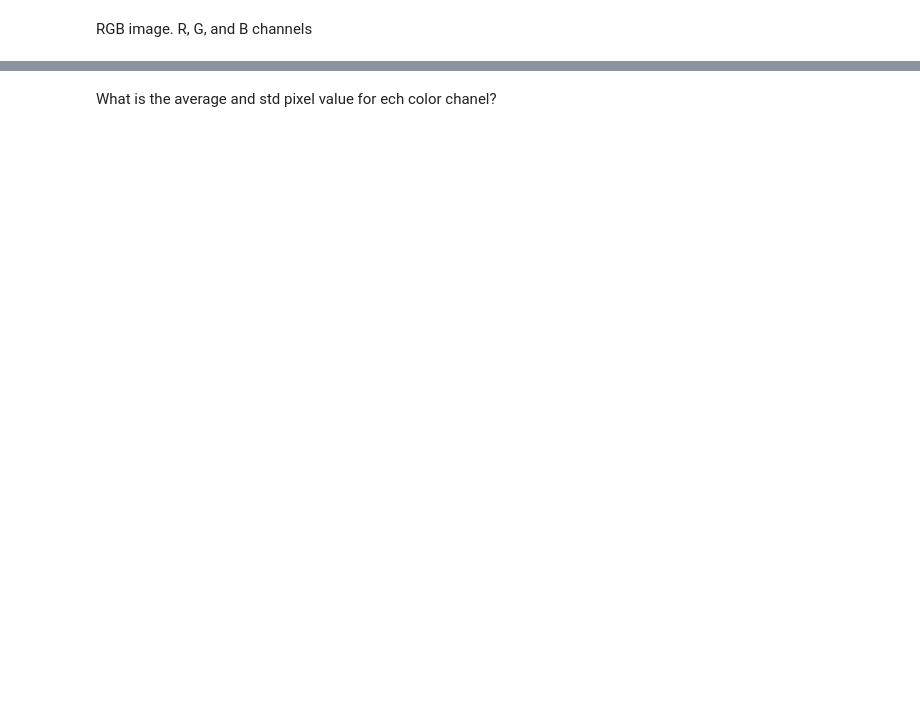
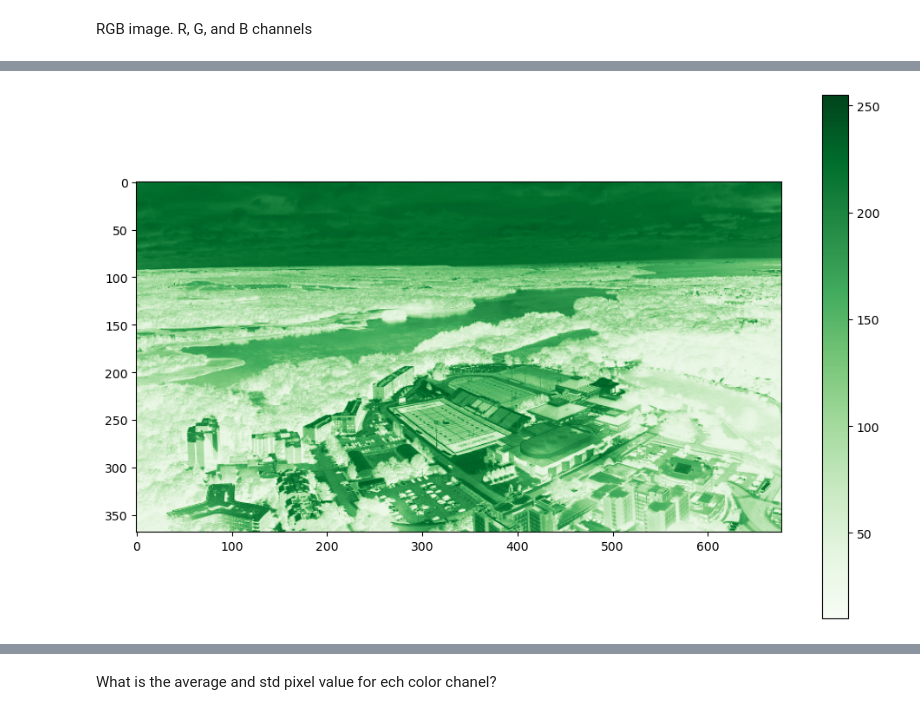
Before and after one commit to RodrigoAVargasHdz/CHEM-4PB3, a Jupyter notebook: Course_Notes/Week1/intro_numpy.ipynb, the cells around one changed output, grey strips where cells are left out. Saved outputs shown, nothing was run; the diff lists cells and outputs as text; code cells hidden in the pictures; blank space fills up the shorter version.

```diff
--- a/Course_Notes/Week1/intro_numpy.ipynb
+++ b/Course_Notes/Week1/intro_numpy.ipynb
@@ -167,0 +162,16 @@ plt.colorbar()
+# %%
+color = 'green'
+
+#lager figure
+fig = plt.figure(figsize=(12, 8), dpi=100, facecolor='w', edgecolor='k')
+if color == 'red':
+    imgplot = plt.imshow(img_np[:,:,0],cmap=matplotlib.cm.Reds)
+    plt.colorbar()
+elif color == 'green':
+    imgplot = plt.imshow(img_np[:, :, 1], cmap=matplotlib.cm.Greens)
+    plt.colorbar()
+elif color == 'blue':
+    imgplot = plt.imshow(img_np[:, :, -1], cmap=matplotlib.cm.Blues)
+    plt.colorbar()
+# %% [output]
+[figure, added]
```
Also changed, not shown: parts of 19 cells of this notebook.
